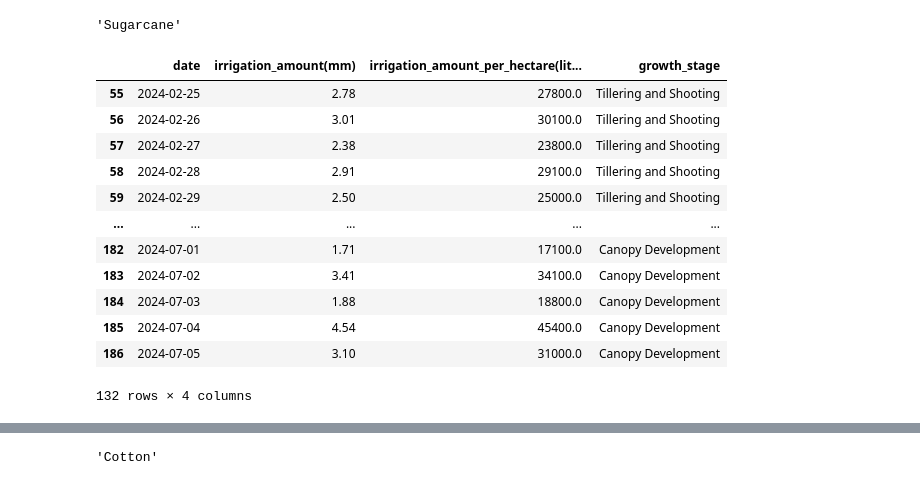
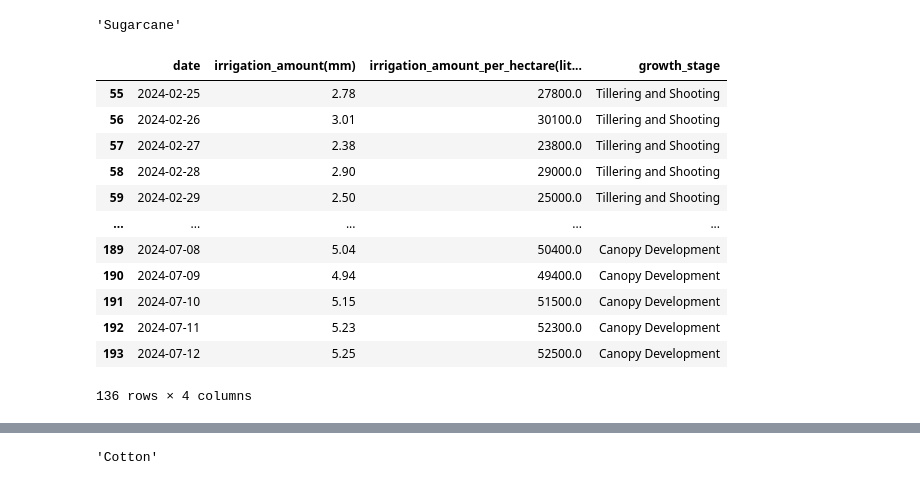
Before and after one commit to Godwin-Oti/Smart-Irrigation-System, a Jupyter notebook: Punjab_India/PUNJAB_2.ipynb, the cells around one changed output, grey strips where cells are left out. Drawn from its saved outputs; the diff is of its cells as text; code cells hidden in the pictures.

```diff
--- a/Punjab_India/PUNJAB_2.ipynb
+++ b/Punjab_India/PUNJAB_2.ipynb
@@ -511,0 +1488,17 @@ present_data_with_forecast_data
+# %%
+import pandas as pd
+
+# Define the data for traditional and smart irrigation water usage
+data = {
+    'Crop': ['Wheat', 'Rice', 'Maize', 'Sugarcane', 'Cotton', 'Barley', 'Potatoes', 'Pulses'],
+    'Traditional Irrigation (mm)': [950, 3500, 1400, 4000, 1600, 750, 1200, 700],  # Adjusted for 50% efficiency
+    'Smart Irrigation (mm)': [291.83, 666.80, 204.34, 1003.83, 362.29, 290.96, 751.93, 313.91],
+}
+
+# Calculate the water saved and the percentage saved
+data['Water Saved (mm)'] = [data['Traditional Irrigation (mm)'][i] - data['Smart Irrigation (mm)'][i] for i in range(len(data['Crop']))]
+data['Percentage Saved (%)'] = [(data['Water Saved (mm)'][i] / data['Traditional Irrigation (mm)'][i]) * 100 for i in range(len(data['Crop']))]
+
+# Create DataFrame
+df = pd.DataFrame(data)
+df
@@ -611,7 +1614,7 @@ import pandas as pd
 from datetime import datetime
 from dotenv import load_dotenv
 import os
-import psycopg2
+#import psycopg2
 
 # Load environment variables from .env file
 load_dotenv()
@@ -636,16 +1639,18 @@ growth_stages['Wheat'].extend([
     {'start': '2024-02-11', 'end': '2024-04-10', 'Kc': 0.7, 'stage': 'Maturity & Ripening'}
 ])
 
-# Define growth stages for Rice
+# Define growth stages for Rice (Rabi)
 growth_stages['Rice'].extend([
     {'start': '2023-11-11', 'end': '2024-01-10', 'Kc': 1.2, 'stage': 'Heading & Grain filling'},
     {'start': '2024-01-11', 'end': '2024-03-10', 'Kc': 0.8, 'stage': 'Maturity & Ripening'}
 ])
 
-# Define growth stages for Maize
+# Define growth stages for Maize(Rabi)
 growth_stages['Maize'].extend([
-    {'start': '2023-10-21', 'end': '2023-12-10', 'Kc': 1.2, 'stage': 'Heading & Grain filling'},
-    {'start': '2023-12-11', 'end': '2024-02-10', 'Kc': 0.7, 'stage': 'Maturity & Ripening'}
+    {'start': '2023-10-01', 'end': '2023-10-31', 'Kc': 0.4, 'stage': 'Initial'},
+    {'start': '2023-11-01', 'end': '2023-12-31', 'Kc': 0.775, 'stage': 'Crop Development'},
+    {'start': '2024-01-01', 'end': '2024-02-28', 'Kc': 1.125, 'stage': 'Heading & Grain filling'},
+    {'start': '2024-03-01', 'end': '2024-04-30', 'Kc': 0.85,'stage': 'Maturity & Ripening'}
 ])
 
 # Define growth stages for Sugarcane
@@ -664,7 +1669,7 @@ growth_stages['Cotton'].extend([
     {'start': '2024-11-01', 'end': '2024-12-31', 'Kc': 0.75, 'stage': 'Maturity'}
 ])
 
-# Define growth stages for Barley
+# Define growth stages for Barley(Rabi)
 growth_stages['Barley'].extend([
     {'start': '2023-10-01', 'end': '2023-10-30', 'Kc': 0.3, 'stage': 'Initial'},
     {'start': '2023-11-01', 'end': '2023-12-10', 'Kc': 0.7, 'stage': 'Crop Development'},
@@ -1035,43 +2036,43 @@ memory usage: 124.0+ bytes
 'Sugarcane'
 # %%
 
-threshold_soil_moisture = 0.220757  # Example threshold in m³/m³(which is mean of soil moisture in the Dataset)
+threshold_soil_moisture = 0.215963  # Example threshold in m³/m³(which is mean of soil moisture in the Dataset)
 
 # Calculate soil deficit
 sugarcane_data['soil_deficit(mm)'] = sugarcane_data['ETc (mm)'] - sugarcane_data['precipitation (mm)']
 sugarcane_data['irrigation_need'] = sugarcane_data['soil_moisture_28_to_100cm (m³/m³)'] < threshold_soil_moisture
 
 # Function to calculate irrigation need
 def calculate_irrigation_need(soil_moisture, threshold, soil_deficit):
     if soil_moisture < threshold:
         return max(0, threshold - soil_moisture + soil_deficit)
     return 0
 
 # Calculate irrigation amount in mm
 sugarcane_data['irrigation_amount(mm)'] = sugarcane_data.apply(lambda row: calculate_irrigation_need(
     row['soil_moisture_28_to_100cm (m³/m³)'], threshold_soil_moisture, row['soil_deficit(mm)']), axis=1).round(2)
 
 # Calculate irrigation amount per hectare in liters and round to 2 decimal places
 sugarcane_data['irrigation_amount_per_hectare(liters)'] = (sugarcane_data['irrigation_amount(mm)'] * 10000).round(2)
 
 # Create an irrigation schedule
 irrigation_schedule = sugarcane_data[sugarcane_data['irrigation_need'] == True][['date', 'irrigation_amount(mm)', 'irrigation_amount_per_hectare(liters)', 'growth_stage']]
 
 # Display the irrigation schedule
 irrigation_schedule
 # %% [output]
 |  | date | irrigation_amount(mm) | irrigation_amount_per_hectare(lit... | growth_stage |
 | 55 | 2024-02-25 | 2.78 | 27800.0 | Tillering and Shooting |
 | 56 | 2024-02-26 | 3.01 | 30100.0 | Tillering and Shooting |
 | 57 | 2024-02-27 | 2.38 | 23800.0 | Tillering and Shooting |
-| 58 | 2024-02-28 | 2.91 | 29100.0 | Tillering and Shooting |
+| 58 | 2024-02-28 | 2.90 | 29000.0 | Tillering and Shooting |
 | 59 | 2024-02-29 | 2.50 | 25000.0 | Tillering and Shooting |
 | ... | ... | ... | ... | ... |
-| 182 | 2024-07-01 | 1.71 | 17100.0 | Canopy Development |
-| 183 | 2024-07-02 | 3.41 | 34100.0 | Canopy Development |
-| 184 | 2024-07-03 | 1.88 | 18800.0 | Canopy Development |
-| 185 | 2024-07-04 | 4.54 | 45400.0 | Canopy Development |
-| 186 | 2024-07-05 | 3.10 | 31000.0 | Canopy Development |
+| 189 | 2024-07-08 | 5.04 | 50400.0 | Canopy Development |
+| 190 | 2024-07-09 | 4.94 | 49400.0 | Canopy Development |
+| 191 | 2024-07-10 | 5.15 | 51500.0 | Canopy Development |
+| 192 | 2024-07-11 | 5.23 | 52300.0 | Canopy Development |
+| 193 | 2024-07-12 | 5.25 | 52500.0 | Canopy Development |
-132 rows × 4 columns
+136 rows × 4 columns
 # %%
 # Create an irrigation schedule within the growing season of sugarcane
```
Also changed, not shown: parts of 80 cells of this notebook, 4 other files.
